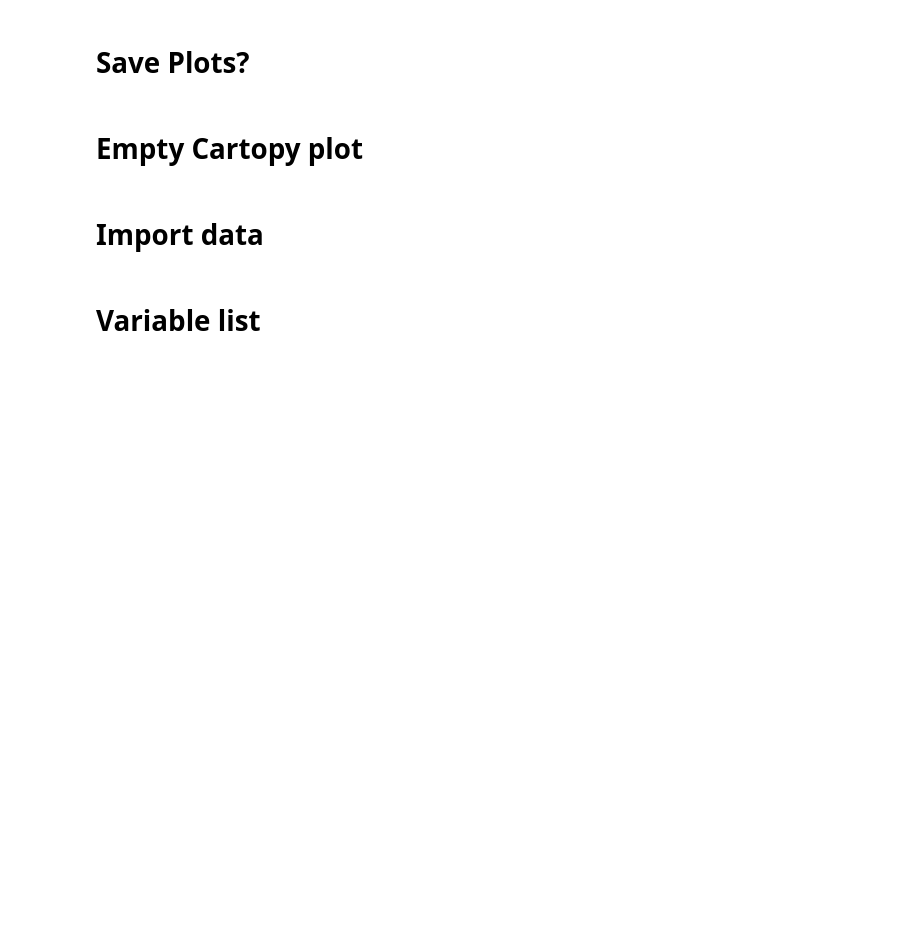
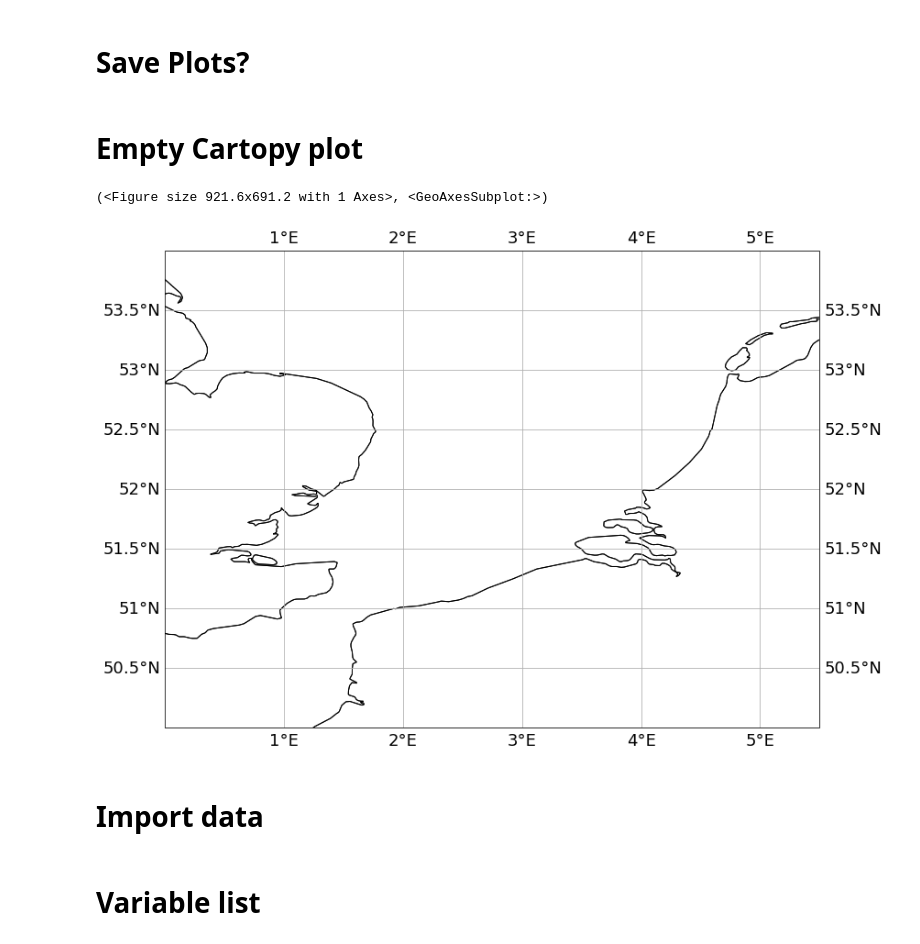
Before and after one commit to CasparJungbacker/BScThesis, a Jupyter notebook: plot_domain_properties.ipynb, the cells around one changed output. Drawn from its saved outputs; the diff is of its cells as text; code cells hidden in the pictures; blank space fills up the shorter version.

```diff
--- a/plot_domain_properties.ipynb
+++ b/plot_domain_properties.ipynb
@@ -30,9 +30,15 @@ def get_map():
     ax.add_feature(cf.LAND)
     ax.add_feature(cf.OCEAN)
     ax.add_feature(cf.RIVERS)
+    ax.add_feature(cf.COASTLINE)
     ax.gridlines(draw_labels=True)
 
     return fig, ax
+# %%
+get_map()
+# %% [output]
+(<Figure size 921.6x691.2 with 1 Axes>, <GeoAxesSubplot:>)
+[figure, added]
 # %% [markdown]
 # Import data
 # %%
```
Also changed, not shown: parts of 4 cells of this notebook, 6 other files.
